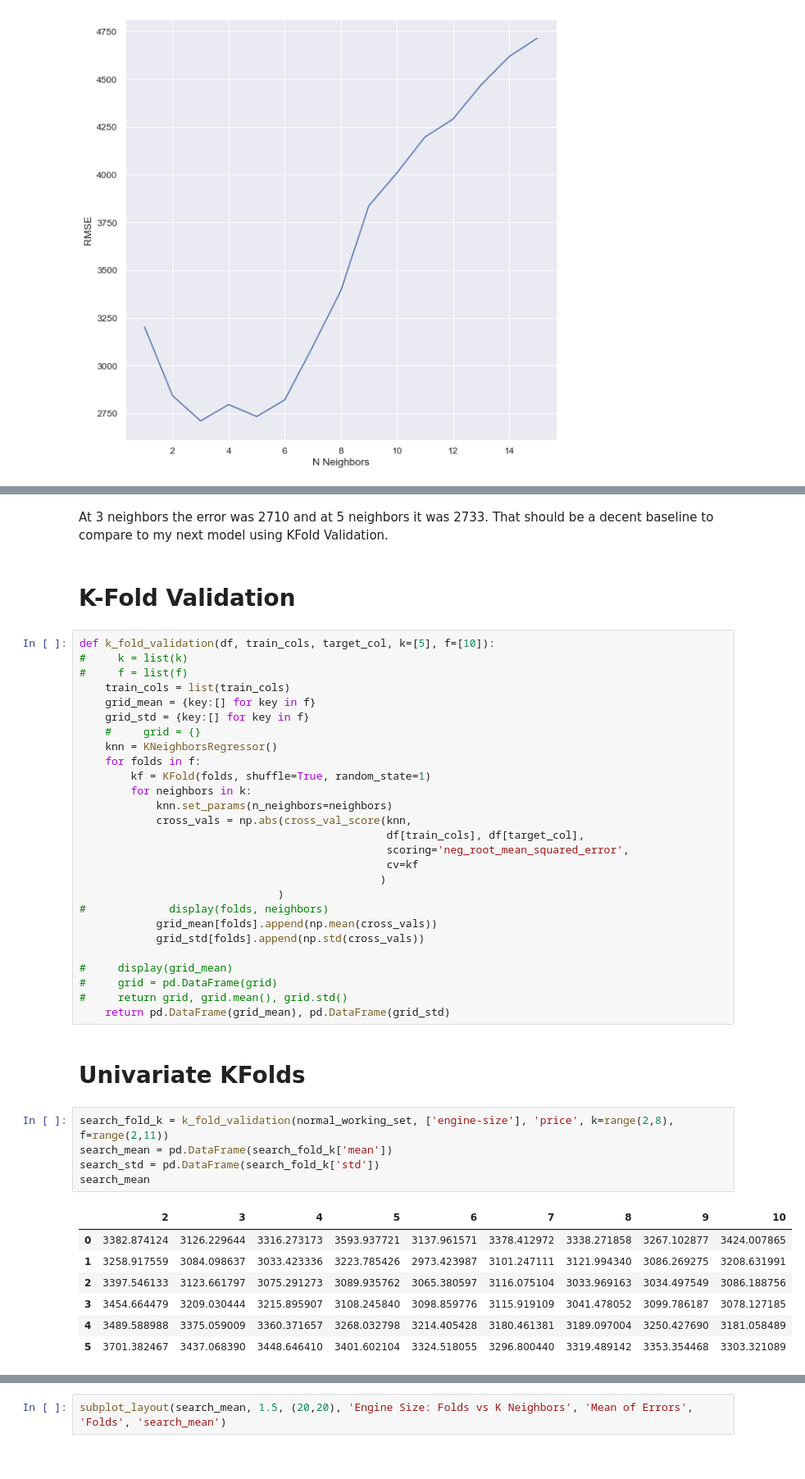
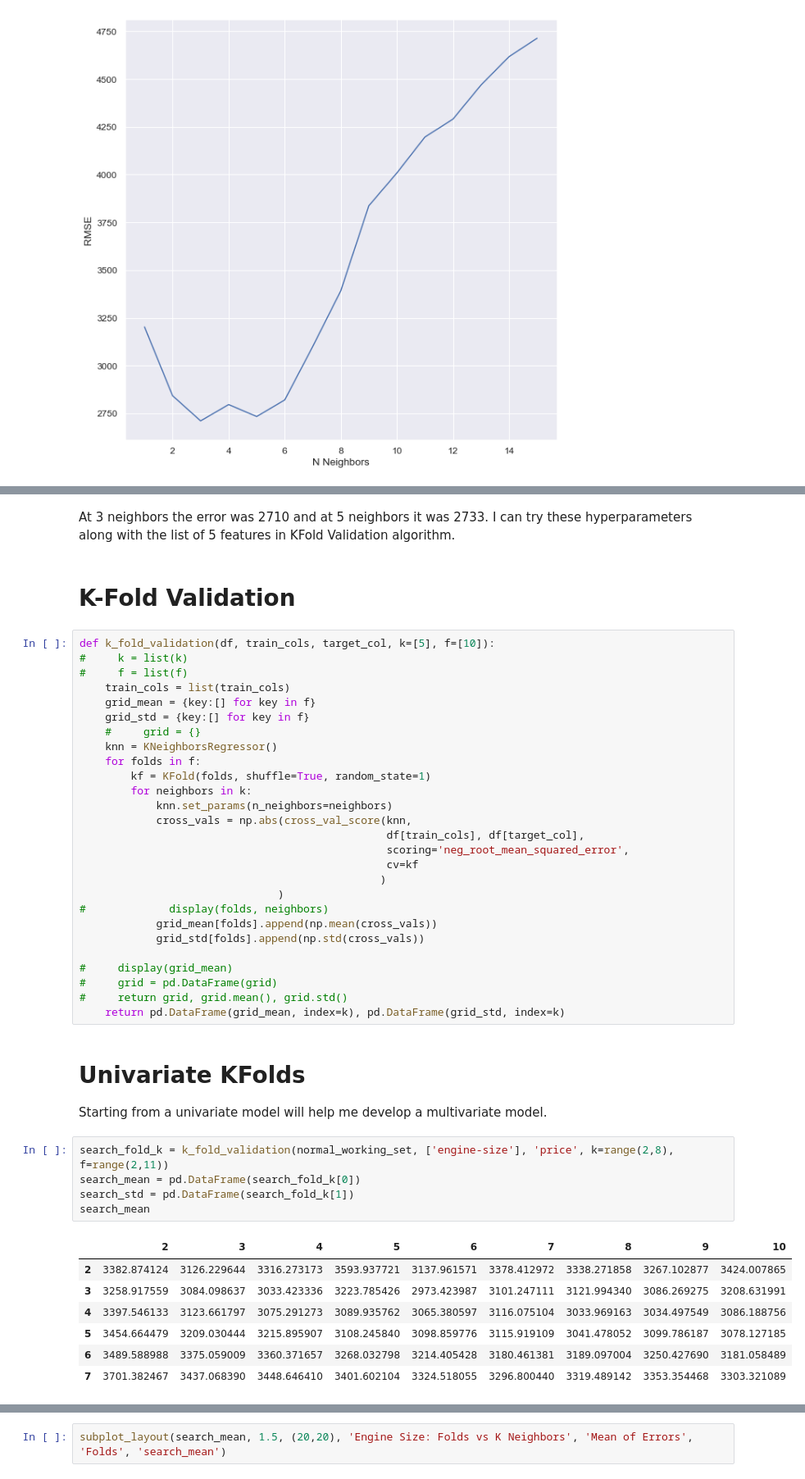
Before and after one commit to chouwwa/Predicting-Car-Prices, a Jupyter notebook: Predicting Car Prices.ipynb, the cells around one changed output, grey strips where cells are left out. Shown at 82% size. Saved outputs shown, nothing was run; the diff lists cells and outputs as text.

```diff
--- a/Predicting Car Prices.ipynb
+++ b/Predicting Car Prices.ipynb
@@ -364,7 +364,7 @@ hyprprmtr
 15    4713.215638
 dtype: float64
 # %% [markdown]
-At 3 neighbors the error was 2710 and at 5 neighbors it was 2733. That should be a decent baseline to compare to my next model using KFold Validation.
+At 3 neighbors the error was 2710 and at 5 neighbors it was 2733. I can try these hyperparameters along with the list of 5 features in KFold Validation algorithm.
 # %% [markdown]
 # K-Fold Validation
 # %%
@@ -393,22 +393,24 @@ def k_fold_validation(df, train_cols, target_col, k=[5], f=[10]):
 #     display(grid_mean)
 #     grid = pd.DataFrame(grid)
 #     return grid, grid.mean(), grid.std()
-    return pd.DataFrame(grid_mean), pd.DataFrame(grid_std)
+    return pd.DataFrame(grid_mean, index=k), pd.DataFrame(grid_std, index=k)
-# %% [markdown]
-# Univariate KFolds
+# %% [markdown]
+# Univariate KFolds
+
+Starting from a univariate model will help me develop a multivariate model.
 # %%
 search_fold_k = k_fold_validation(normal_working_set, ['engine-size'], 'price', k=range(2,8), f=range(2,11))
-search_mean = pd.DataFrame(search_fold_k['mean'])
-search_std = pd.DataFrame(search_fold_k['std'])
+search_mean = pd.DataFrame(search_fold_k[0])
+search_std = pd.DataFrame(search_fold_k[1])
 search_mean
 # %% [output]
 |  | 2 | 3 | 4 | 5 | 6 | 7 | 8 | 9 | 10 |
-| 0 | 3382.874124 | 3126.229644 | 3316.273173 | 3593.937721 | 3137.961571 | 3378.412972 | 3338.271858 | 3267.102877 | 3424.007865 |
-| 1 | 3258.917559 | 3084.098637 | 3033.423336 | 3223.785426 | 2973.423987 | 3101.247111 | 3121.994340 | 3086.269275 | 3208.631991 |
-| 2 | 3397.546133 | 3123.661797 | 3075.291273 | 3089.935762 | 3065.380597 | 3116.075104 | 3033.969163 | 3034.497549 | 3086.188756 |
-| 3 | 3454.664479 | 3209.030444 | 3215.895907 | 3108.245840 | 3098.859776 | 3115.919109 | 3041.478052 | 3099.786187 | 3078.127185 |
-| 4 | 3489.588988 | 3375.059009 | 3360.371657 | 3268.032798 | 3214.405428 | 3180.461381 | 3189.097004 | 3250.427690 | 3181.058489 |
-| 5 | 3701.382467 | 3437.068390 | 3448.646410 | 3401.602104 | 3324.518055 | 3296.800440 | 3319.489142 | 3353.354468 | 3303.321089 |
+| 2 | 3382.874124 | 3126.229644 | 3316.273173 | 3593.937721 | 3137.961571 | 3378.412972 | 3338.271858 | 3267.102877 | 3424.007865 |
+| 3 | 3258.917559 | 3084.098637 | 3033.423336 | 3223.785426 | 2973.423987 | 3101.247111 | 3121.994340 | 3086.269275 | 3208.631991 |
+| 4 | 3397.546133 | 3123.661797 | 3075.291273 | 3089.935762 | 3065.380597 | 3116.075104 | 3033.969163 | 3034.497549 | 3086.188756 |
+| 5 | 3454.664479 | 3209.030444 | 3215.895907 | 3108.245840 | 3098.859776 | 3115.919109 | 3041.478052 | 3099.786187 | 3078.127185 |
+| 6 | 3489.588988 | 3375.059009 | 3360.371657 | 3268.032798 | 3214.405428 | 3180.461381 | 3189.097004 | 3250.427690 | 3181.058489 |
+| 7 | 3701.382467 | 3437.068390 | 3448.646410 | 3401.602104 | 3324.518055 | 3296.800440 | 3319.489142 | 3353.354468 | 3303.321089 |
 # %%
 def subplot_layout(data, font_scale, figsize, title, ylabel, xlabel, figname=None):
     l = len(data)
```
Also changed, not shown: parts of 5 cells of this notebook.
